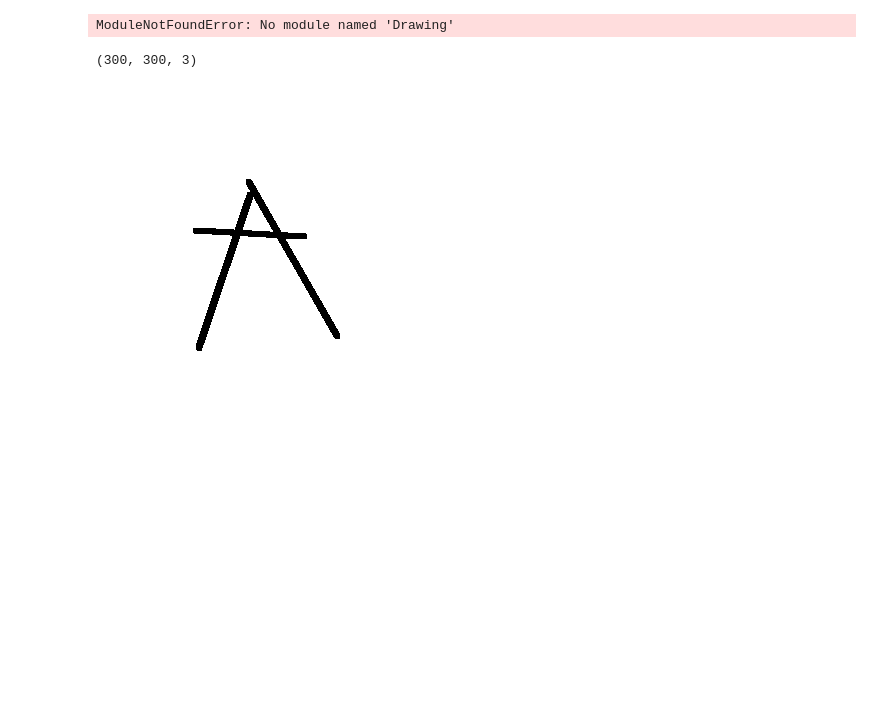
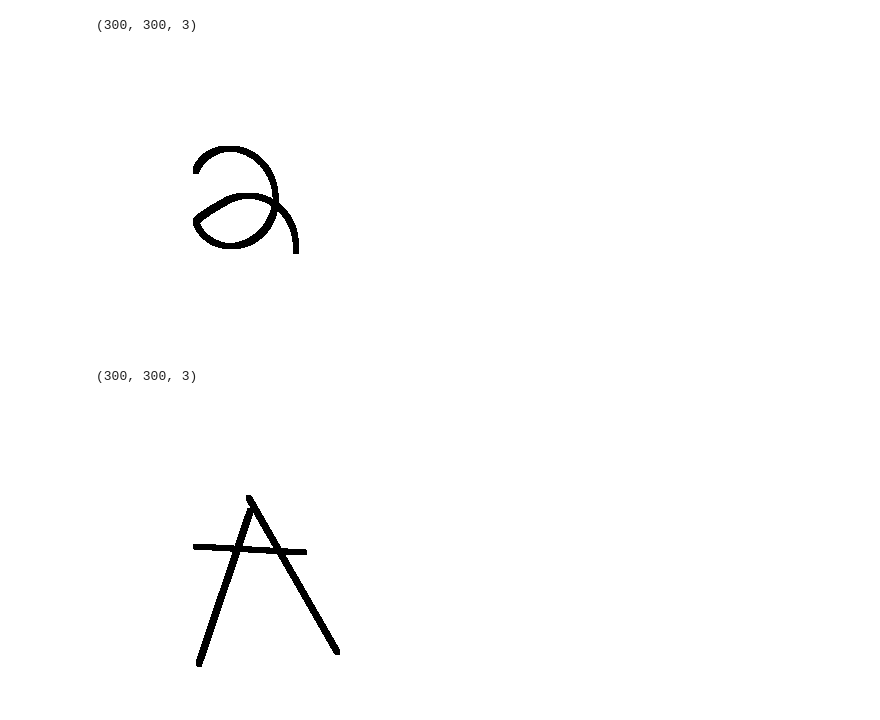
Before and after one commit to Razagaza/fomular_recognition, a Jupyter notebook: Character_generation.ipynb, the cells around one changed output. Drawn from its saved outputs; the diff is of its cells as text; code cells hidden in the pictures; blank space fills up the shorter version.

```diff
--- a/Character_generation.ipynb
+++ b/Character_generation.ipynb
@@ -1,26 +1,26 @@
 # %%
 import sys
 import os
 from PIL import Image as im
 import numpy as np
-from Drawing import Drawing
 
 alp=Drawing(np.ones((300, 300, 3), dtype=np.uint8)*255)
 
 start=np.array((120, 100))
 middle= np.array((150, 180))
 end= np.array((170, 100))
 
 alp.arc(start, middle, end)
 
-middle2= np.array((220, 90))
-end2= np.array((20, 200))
+middle2= np.array((150, 130))
+end2= np.array((200, 200))
 
-alp.arc(start, middle2, end2)
+alp.arc(end, middle2, end2)
 
 im.fromarray(alp.imag)
 # %% [output]
-ModuleNotFoundError: No module named 'Drawing'
+(300, 300, 3)
+[figure, added]
 # %%
 from PIL import Image as im
 import numpy as np
```
Also changed, not shown: parts of 1 cell of this notebook.
